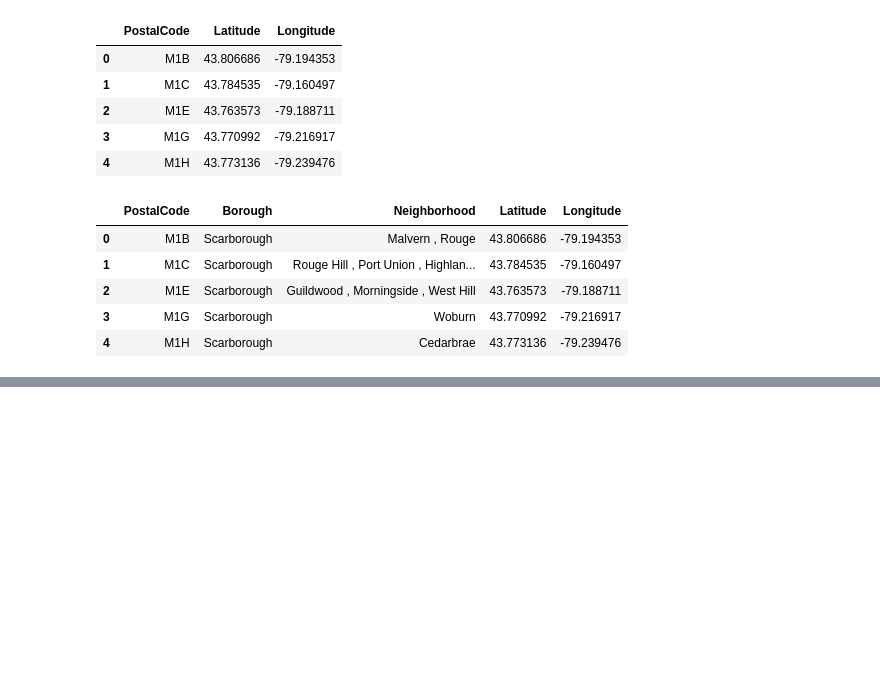
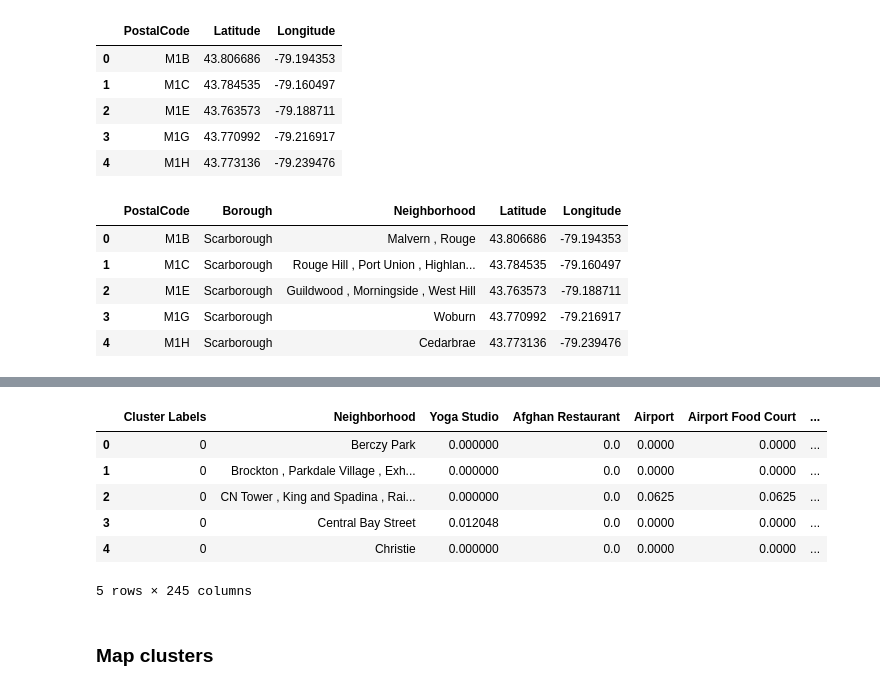
Before and after one commit to christian9317/Coursera_Capstone, a Jupyter notebook: Capstone Project Notebook - Week 3 - Toronton clustering.ipynb, the cells around one changed output, grey strips where cells are left out. Drawn from its saved outputs; the diff is of its cells as text; code cells hidden in the pictures; blank space fills up the shorter version.

```diff
--- a/Capstone Project Notebook - Week 3 - Toronton clustering.ipynb
+++ b/Capstone Project Notebook - Week 3 - Toronton clustering.ipynb
@@ -174,0 +353,3 @@ df_toronto.head()
+# %%
+# Drop Neighbourhood column
+toronto_grouped_clustering = toronto_grouped.drop('Neighborhood', 1)
@@ -174,0 +366,20 @@ df_toronto.head()
+# %%
+# add clustering labels
+toronto_grouped.insert(0, 'Cluster Labels', neigh.labels_)
+# %%
+toronto_merged = toronto_grouped
+
+# merge toronto_grouped with toronto_data to add latitude/longitude for each neighborhood
+toronto_merged = pd.merge(toronto_grouped,neighborhoods, on='Neighborhood')
+
+toronto_merged.head() # check the last columns!
+# %% [output]
+|  | Cluster Labels | Neighborhood | Yoga Studio | Afghan Restaurant | Airport | Airport Food Court | ... |
+| 0 | 0 | Berczy Park | 0.000000 | 0.0 | 0.0000 | 0.0000 | ... |
+| 1 | 0 | Brockton , Parkdale Village , Exh... | 0.000000 | 0.0 | 0.0000 | 0.0000 | ... |
+| 2 | 0 | CN Tower , King and Spadina , Rai... | 0.000000 | 0.0 | 0.0625 | 0.0625 | ... |
+| 3 | 0 | Central Bay Street | 0.012048 | 0.0 | 0.0000 | 0.0000 | ... |
+| 4 | 0 | Christie | 0.000000 | 0.0 | 0.0000 | 0.0000 | ... |
+5 rows × 245 columns
+# %% [markdown]
+### Map clusters
```
Also changed, not shown: parts of 27 cells of this notebook.
